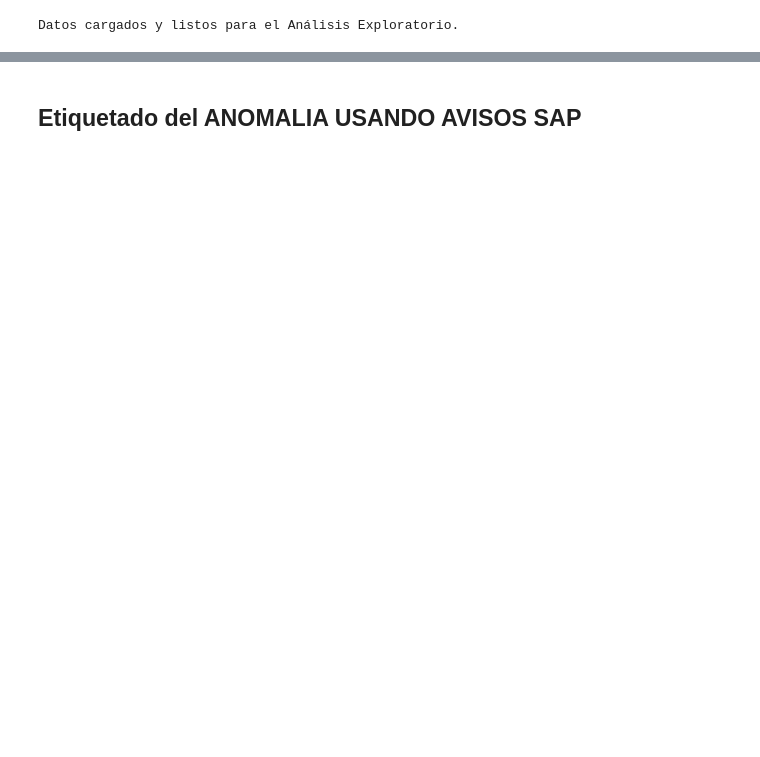
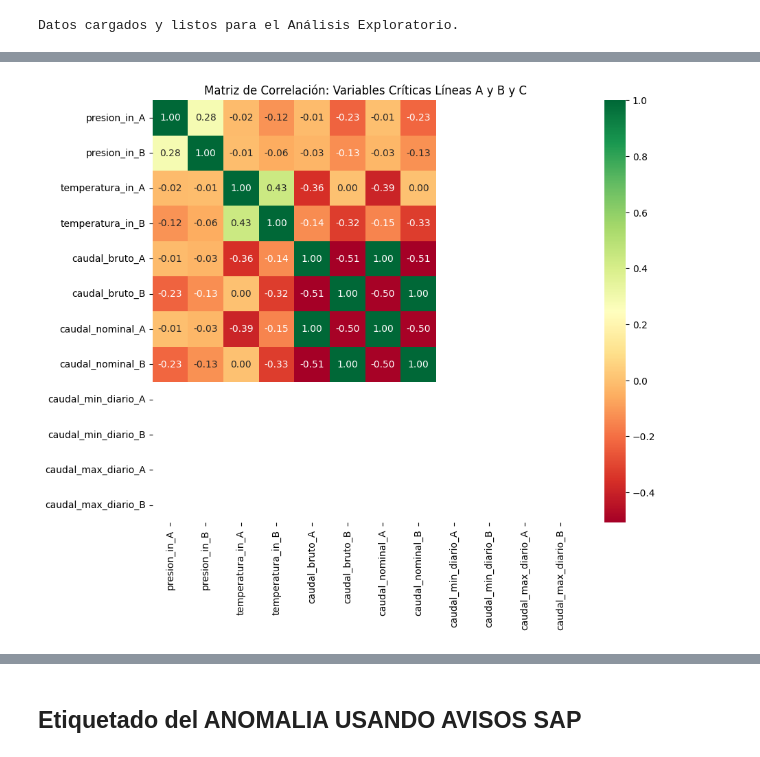
Before and after one commit to BryanInche/27.tfm_enagas_ia, a Jupyter notebook: notebooks/03_Etiquetado_y_Feature_Engineering.ipynb, the cells around one changed output, grey strips where cells are left out. Saved outputs shown, nothing was run; the diff lists cells and outputs as text; code cells hidden in the pictures; blank space fills up the shorter version.

```diff
--- a/notebooks/03_Etiquetado_y_Feature_Engineering.ipynb
+++ b/notebooks/03_Etiquetado_y_Feature_Engineering.ipynb
@@ -38,0 +94,23 @@ df_sap.head(2)
+# %%
+plt.figure(figsize=(10, 8))
+
+
+corr_matrix = df[['presion_in_A', 'presion_in_B', 'temperatura_in_A', 'temperatura_in_B',
+       'caudal_bruto_A', 'caudal_bruto_B', 'caudal_nominal_A',
+       'caudal_nominal_B', 'caudal_min_diario_A', 'caudal_min_diario_B',
+       'caudal_max_diario_A', 'caudal_max_diario_B']].corr()
+
+"""
+corr_matrix = df[['presion_in_A', 'presion_in_B', 'presion_in_C', 'temperatura_in_A',
+       'temperatura_in_B', 'temperatura_in_C', 'caudal_bruto_A',
+       'caudal_bruto_B', 'caudal_bruto_C', 'caudal_nominal_A',
+       'caudal_nominal_B', 'caudal_nominal_C', 'caudal_min_diario_A',
+       'caudal_min_diario_B', 'caudal_min_diario_C', 'caudal_max_diario_A',
+       'caudal_max_diario_B', 'caudal_max_diario_C']].corr()
+"""
+
+sns.heatmap(corr_matrix, annot=True, cmap='RdYlGn', fmt=".2f")
+plt.title('Matriz de Correlación: Variables Críticas Líneas A y B y C')
+plt.show()
+# %% [output]
+[figure, added]
```
Also changed, not shown: parts of 12 cells of this notebook, 2 other files.
